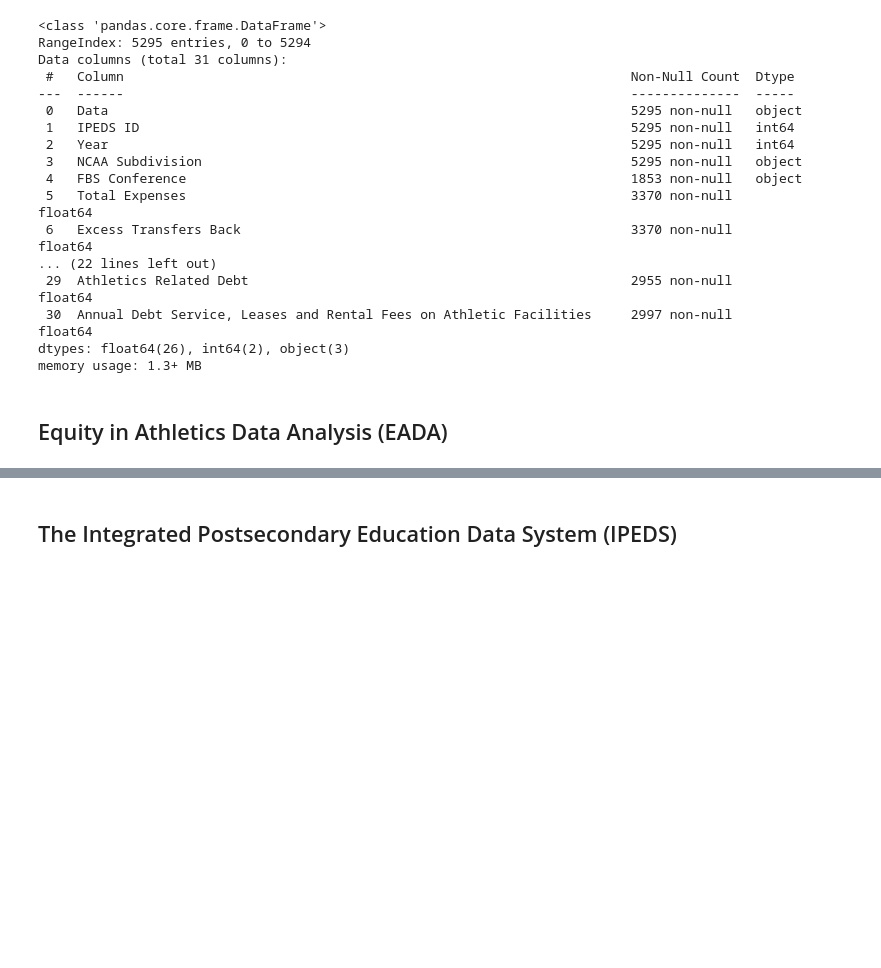
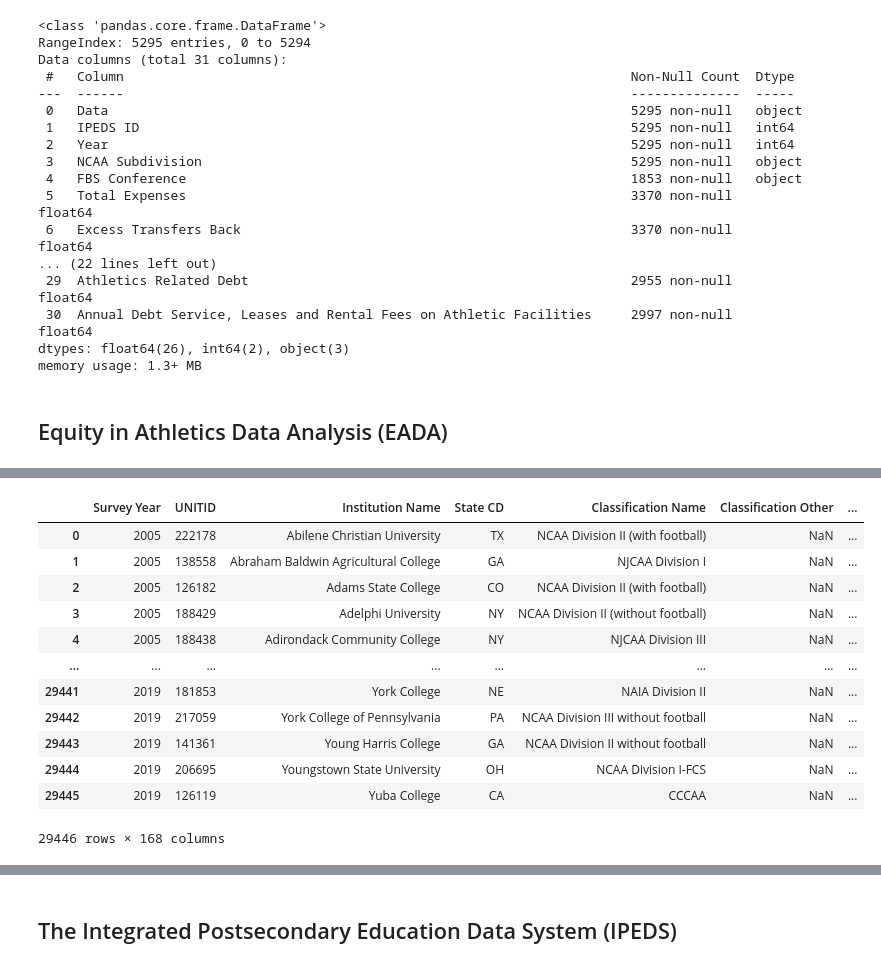
Before and after one commit to Shoemaker703/college_retention, a Jupyter notebook: Reproducibility/Data Collection.ipynb, the cells around one changed output, grey strips where cells are left out. Saved outputs shown, nothing was run; the diff lists cells and outputs as text; code cells hidden in the pictures; blank space fills up the shorter version.

```diff
--- a/Reproducibility/Data Collection.ipynb
+++ b/Reproducibility/Data Collection.ipynb
@@ -49,0 +241,17 @@ memory usage: 1.3+ MB
+# %%
+exp = pd.read_csv('../Data/EADA_expenses_all_years.csv')
+exp
+# %% [output]
+|  | Survey Year | UNITID | Institution Name | State CD | Classification Name | Classification Other | ... |
+| 0 | 2005 | 222178 | Abilene Christian University | TX | NCAA Division II (with football) | NaN | ... |
+| 1 | 2005 | 138558 | Abraham Baldwin Agricultural College | GA | NJCAA Division I | NaN | ... |
+| 2 | 2005 | 126182 | Adams State College | CO | NCAA Division II (with football) | NaN | ... |
+| 3 | 2005 | 188429 | Adelphi University | NY | NCAA Division II (without football) | NaN | ... |
+| 4 | 2005 | 188438 | Adirondack Community College | NY | NJCAA Division III | NaN | ... |
+| ... | ... | ... | ... | ... | ... | ... | ... |
+| 29441 | 2019 | 181853 | York College | NE | NAIA Division II | NaN | ... |
+| 29442 | 2019 | 217059 | York College of Pennsylvania | PA | NCAA Division III without football | NaN | ... |
+| 29443 | 2019 | 141361 | Young Harris College | GA | NCAA Division II without football | NaN | ... |
+| 29444 | 2019 | 206695 | Youngstown State University | OH | NCAA Division I-FCS | NaN | ... |
+| 29445 | 2019 | 126119 | Yuba College | CA | CCCAA | NaN | ... |
+29446 rows × 168 columns
```
Also changed, not shown: parts of 36 cells of this notebook, 5 other files.
